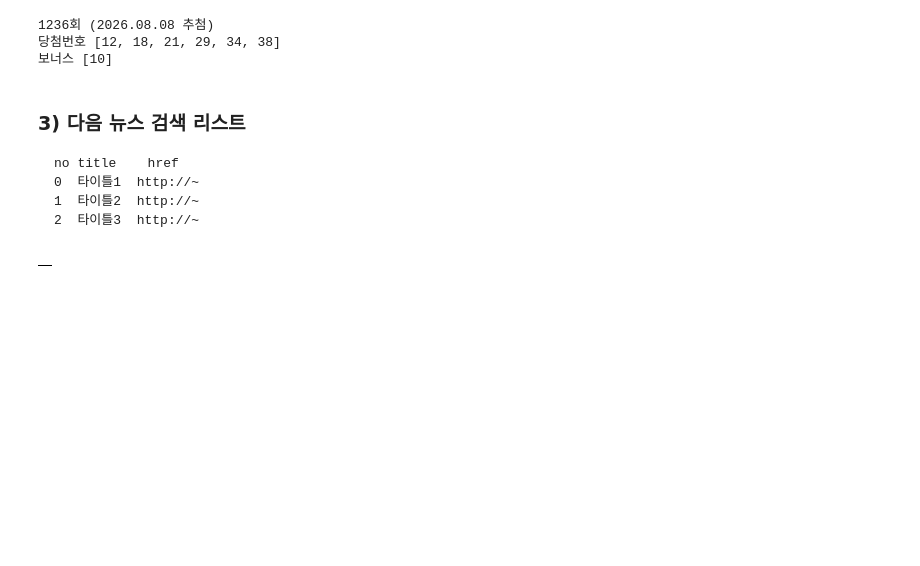
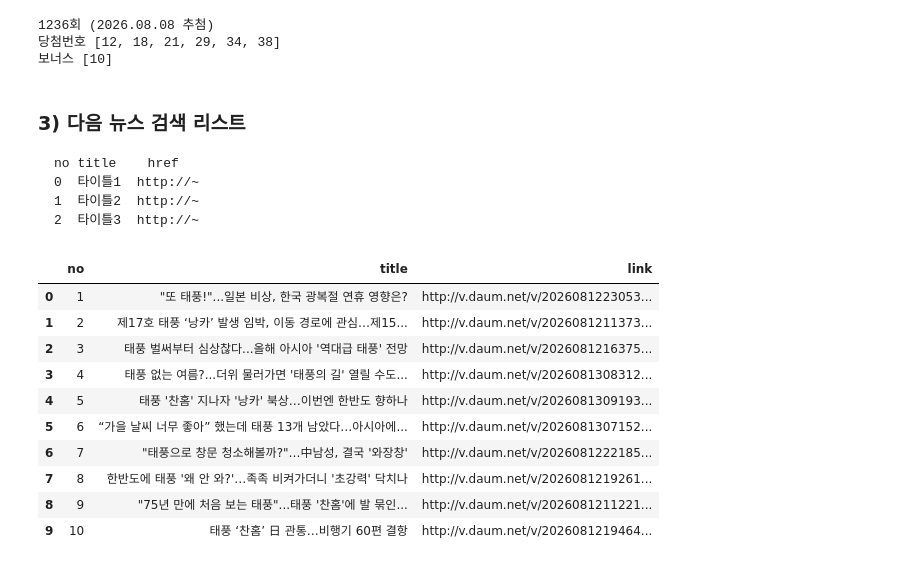
Before and after one commit to chjogit/ai, a Jupyter notebook: source/01_python/ch14_웹데이터수집1_정적_공공api.ipynb, the cells around one changed output. Drawn from its saved outputs; the diff is of its cells as text; code cells hidden in the pictures; blank space fills up the shorter version.

```diff
--- a/source/01_python/ch14_웹데이터수집1_정적_공공api.ipynb
+++ b/source/01_python/ch14_웹데이터수집1_정적_공공api.ipynb
@@ -488,17 +495,29 @@ soup = BeautifulSoup(response, 'html.parser')
 # %%
 # 뉴스 링크 : div.item-title > strong.tit-g.clamp-g > a
 
 items_find_list = []
 
 items_el = soup.select('div.item-title > strong.tit-g.clamp-g > a')
 
 for idx, item in enumerate(items_el):
     items_find_list.append({'no' : idx+1, 'title' : item.text, 'link' : item.attrs.get('href')})
 
+rslt = items_find_list
+
 import pandas as pd
-pd.DataFrame(items_find_list)
+pd.DataFrame(rslt)
 # %% [output]
-|  |
+|  | no | title | link |
+| 0 | 1 | "또 태풍!"...일본 비상, 한국 광복절 연휴 영향은? | http://v.daum.net/v/2026081223053... |
+| 1 | 2 | 제17호 태풍 ‘낭카’ 발생 임박, 이동 경로에 관심…제15... | http://v.daum.net/v/2026081211373... |
+| 2 | 3 | 태풍 벌써부터 심상찮다...올해 아시아 '역대급 태풍' 전망 | http://v.daum.net/v/2026081216375... |
+| 3 | 4 | 태풍 없는 여름?...더위 물러가면 '태풍의 길' 열릴 수도... | http://v.daum.net/v/2026081308312... |
+| 4 | 5 | 태풍 '찬홈' 지나자 '낭카' 북상…이번엔 한반도 향하나 | http://v.daum.net/v/2026081309193... |
+| 5 | 6 | “가을 날씨 너무 좋아” 했는데 태풍 13개 남았다…아시아에... | http://v.daum.net/v/2026081307152... |
+| 6 | 7 | "태풍으로 창문 청소해볼까?"…中남성, 결국 '와장창' | http://v.daum.net/v/2026081222185... |
+| 7 | 8 | 한반도에 태풍 '왜 안 와?'…족족 비켜가더니 '초강력' 닥치나 | http://v.daum.net/v/2026081219261... |
+| 8 | 9 | "75년 만에 처음 보는 태풍"...태풍 '찬홈'에 발 묶인... | http://v.daum.net/v/2026081211221... |
+| 9 | 10 | 태풍 ‘찬홈’ 日 관통…비행기 60편 결항 | http://v.daum.net/v/2026081219464... |
 # %%
 import requests
 from bs4 import BeautifulSoup
```
Also changed, not shown: parts of 47 cells of this notebook, 9 other files.
